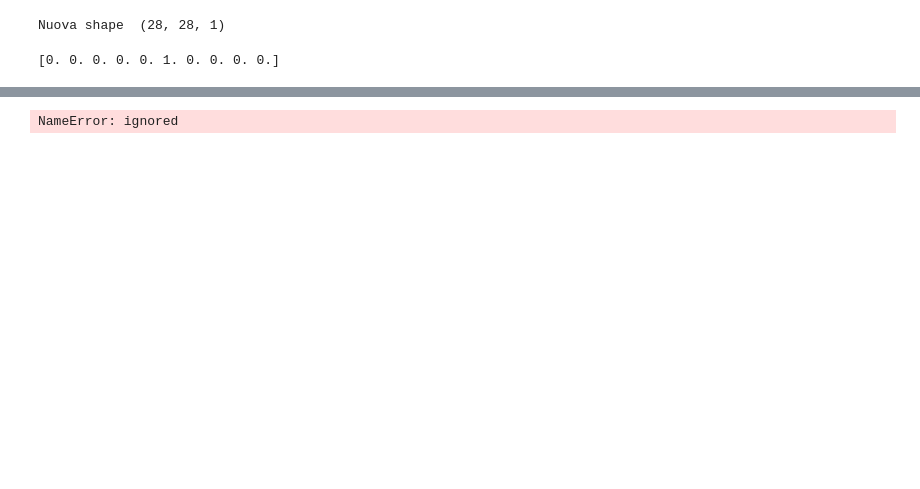
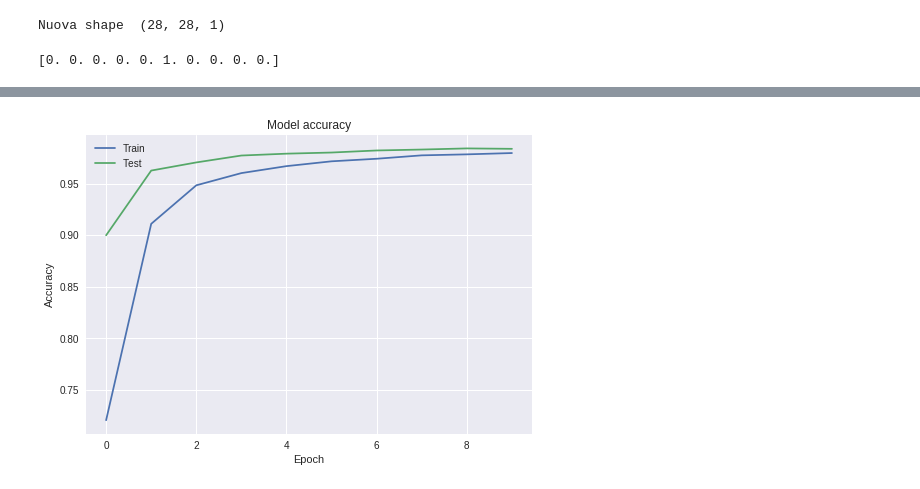
Before and after one commit to retineuraliartificiali/keras_tutorial, a Jupyter notebook: tutorial_keras_cnn_mnist.ipynb, the cells around one changed output, grey strips where cells are left out. Saved outputs shown, nothing was run; the diff lists cells and outputs as text; code cells hidden in the pictures; blank space fills up the shorter version.

```diff
--- a/tutorial_keras_cnn_mnist.ipynb
+++ b/tutorial_keras_cnn_mnist.ipynb
@@ -26,3 +55,11 @@ print(Xtrain[0].shape)
+# %%
+tot_train_examples = 60000
+tot_test_examples = 10000
+width=28
+height=28
+channels = 1
+f_size1 = 32
+f_size2= 16
 # %%
 Xtrain_reshaped = Xtrain.reshape(tot_train_examples,width,height,channels)
 Xtest_reshaped = Xtest.reshape(tot_test_examples,width,height,channels)
@@ -37,31 +76,33 @@ print(y_train_cat[0])
 # %% [output]
 [0. 0. 0. 0. 0. 1. 0. 0. 0. 0.]
 # %%
-noise = 0.00008
+from keras.models import Sequential
+from keras.layers import Dense, Conv2D, Flatten,Dropout
+
+
 #creazione della sequenza keras per il modello Convolutional Neural Network
 model = Sequential()
+model.add(Conv2D(f_size1, kernel_size=3, activation='relu', input_shape=(width,height,channels)))
+model.add(Dropout(0.3))
 
-#add model layers
+model.add(Conv2D(f_size2, kernel_size=3, activation='relu'))
+model.add(Dropout(0.3))
 
-model.add(Conv2D(f_size1, kernel_size=3, activation='relu', input_shape=(width,height,channels)))
-model.add(GaussianNoise(noise))
-model.add(Conv2D(f_size2, kernel_size=3, activation='relu'))
-model.add(GaussianNoise(noise))
-model.add(AveragePooling2D(pool_size=(2, 2), strides=None, padding='valid', data_format=None) )
 model.add(Flatten())
+
 model.add(Dense(10, activation='softmax'))
 
-#compile model using accuracy to measure model performance
+
 model.compile(optimizer='adam', loss='categorical_crossentropy', metrics=['accuracy'])
 
-#train the model
-model.fit(Xtrain_reshaped, y_train_cat, validation_data=(Xtest_reshaped, y_test_cat), epochs=10,batch_size=512)
+history = model.fit(Xtrain_reshaped, y_train_cat, validation_data=(Xtest_reshaped, y_test_cat), epochs=10,batch_size=1024,shuffle=True)
 
 
-#predict first 4 images in the test set
-model.predict(X_test_res[:4])
-
-
-#actual results for first 4 images in test set
-y_test_cat[:4]
+plt.plot(history.history['acc'])
+plt.plot(history.history['val_acc'])
+plt.title('Model accuracy')
+plt.ylabel('Accuracy')
+plt.xlabel('Epoch')
+plt.legend(['Train', 'Test'], loc='upper left')
+plt.show()
 # %% [output]
@@ -85 +126 @@ Epoch 10/10
-NameError: ignored
+[figure, added]
```
Also changed, not shown: parts of 7 cells of this notebook.
